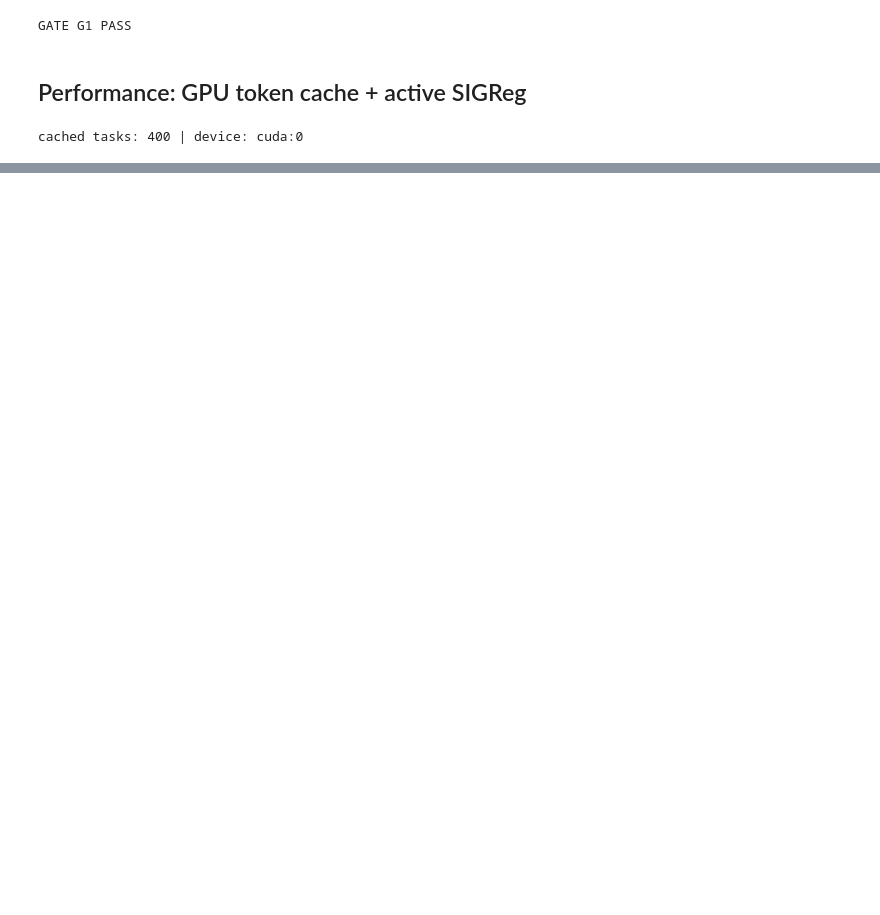
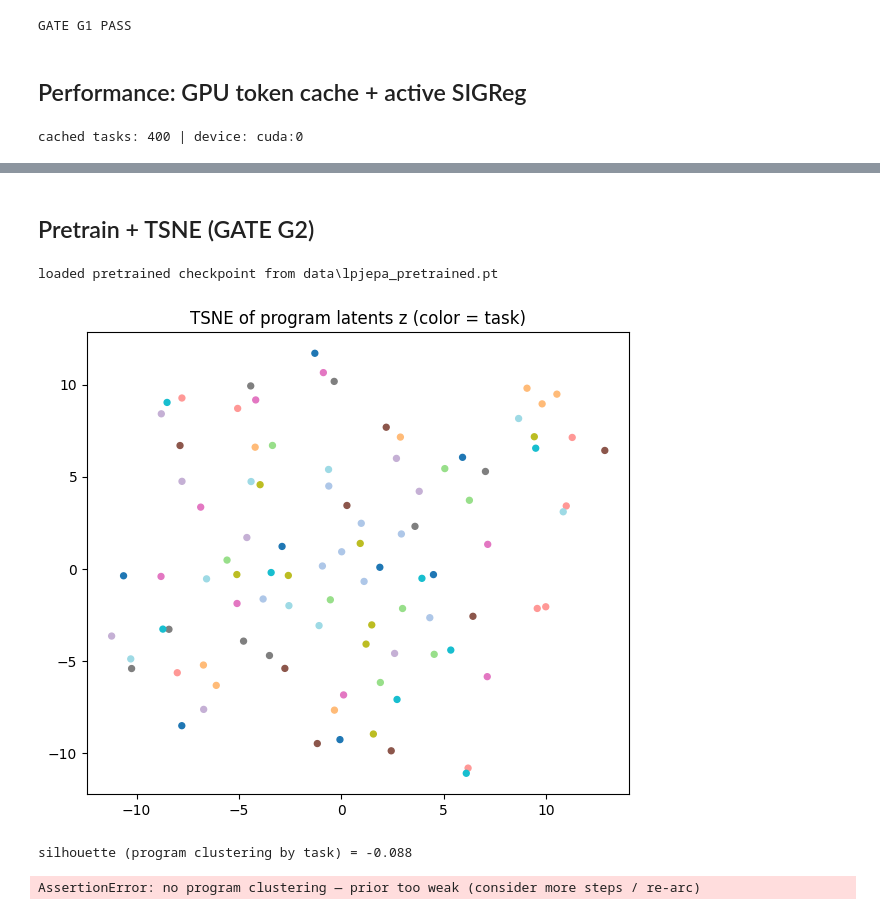
Before and after one commit to h-OUS-e/GlimpseJEPA, a Jupyter notebook: arc_lp_jepa.ipynb, the cells around one changed output, grey strips where cells are left out. Drawn from its saved outputs; the diff is of its cells as text; code cells hidden in the pictures; blank space fills up the shorter version.

```diff
--- a/arc_lp_jepa.ipynb
+++ b/arc_lp_jepa.ipynb
@@ -570,0 +571,2 @@ OK: sigreg active (18.78); 167.6 ms/step -> 4000 steps ~= 11.2 min
+# %% [markdown]
+## Pretrain + TSNE (GATE G2)
@@ -570,0 +595,44 @@ OK: sigreg active (18.78); 167.6 ms/step -> 4000 steps ~= 11.2 min
+# %%
+PRETRAIN_STEPS = 4000
+CKPT = Path("data/lpjepa_pretrained.pt")   # data/ is gitignored
+model_pt = LPJepa().to(DEVICE); model_pt.init_target()
+if CKPT.exists():
+    model_pt.load_state_dict(torch.load(CKPT, map_location=DEVICE)); model_pt.init_target()
+    hist = []
+    print("loaded pretrained checkpoint from", CKPT)
+else:
+    model_pt, hist = pretrain(PRETRAIN_IDS, steps=PRETRAIN_STEPS)
+    torch.save(model_pt.state_dict(), CKPT)
+    print("saved checkpoint to", CKPT)
+# %% [output]
+loaded pretrained checkpoint from data\lpjepa_pretrained.pt
+# %%
+from sklearn.manifold import TSNE
+
+@torch.no_grad()
+def collect_program_latents(model, task_ids, per_task=8):
+    Z, labels = [], []
+    for li, tid in enumerate(task_ids):
+        for _ in range(per_task):
+            demos, _ = sample_episode_cached(tid, augment=True)
+            z = encode_program(model.P, demos)
+            Z.append(z.cpu()); labels.append(li)
+    return torch.cat(Z).numpy(), np.array(labels)
+
+vis_ids = PRETRAIN_IDS[:12]
+Z, labels = collect_program_latents(model_pt, vis_ids)
+emb = TSNE(n_components=2, perplexity=15, init="pca").fit_transform(Z)
+plt.figure(figsize=(7, 6))
+plt.scatter(emb[:, 0], emb[:, 1], c=labels, cmap="tab20", s=18)
+plt.title("TSNE of program latents z (color = task)"); plt.show()
+# %% [output]
+[figure, added]
+# %%
+from sklearn.metrics import silhouette_score
+sil = silhouette_score(Z, labels)
+print(f"silhouette (program clustering by task) = {sil:.3f}")
+assert sil > 0.0, "no program clustering — prior too weak (consider more steps / re-arc)"
+print("GATE G2 PASS")
+# %% [output]
+silhouette (program clustering by task) = -0.088
+AssertionError: no program clustering — prior too weak (consider more steps / re-arc)
```
Also changed, not shown: parts of 3 cells of this notebook.
